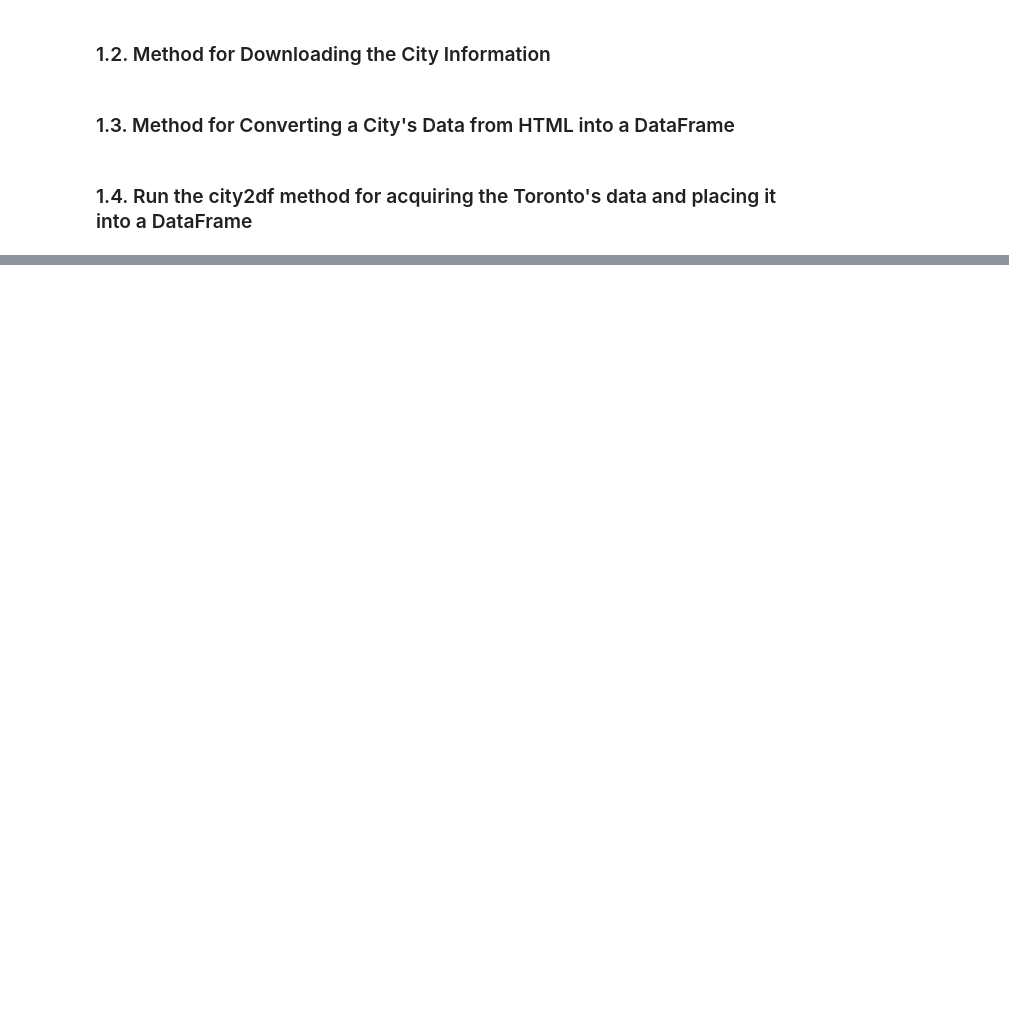
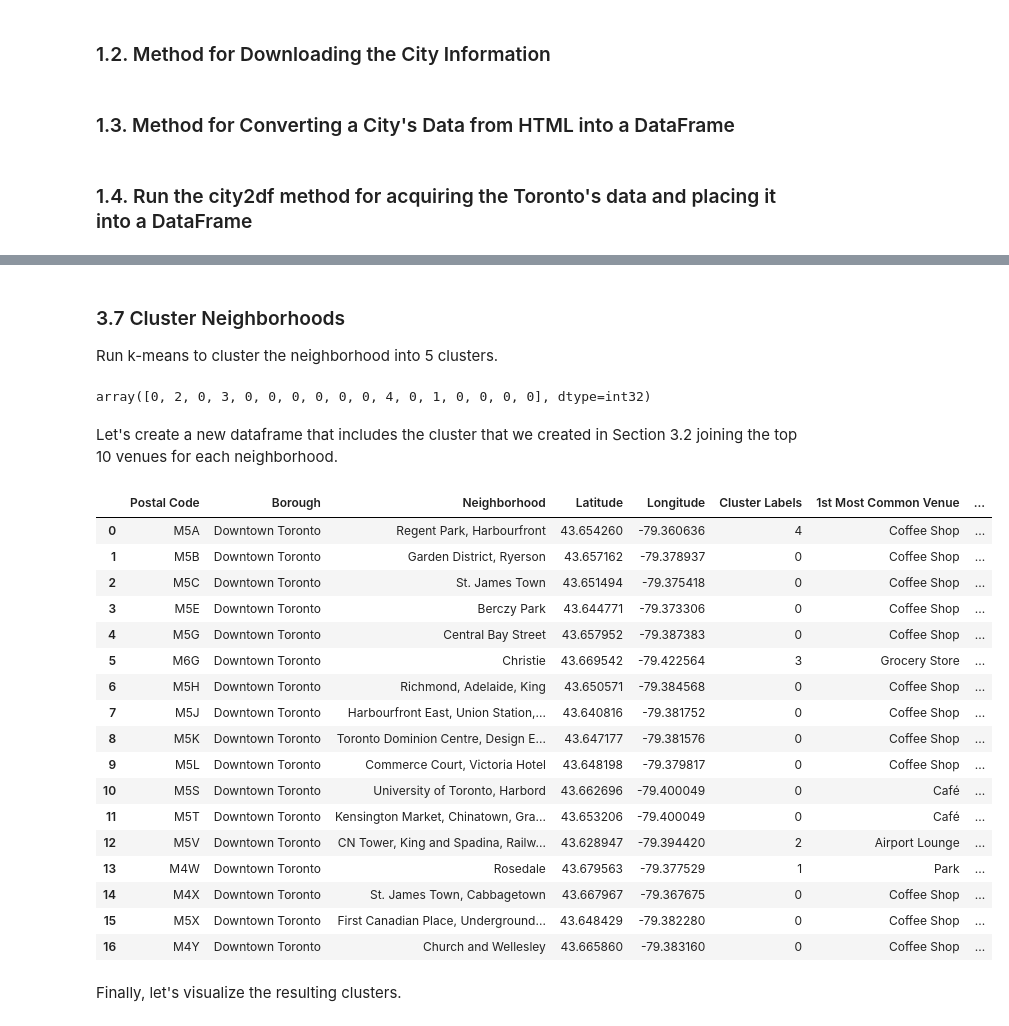
Before and after one commit to GreyCaptain/IBM-Data-Science-Capstone-Project, a Jupyter notebook: C9W3 Graded Assignment.ipynb, the cells around one changed output, grey strips where cells are left out. Saved outputs shown, nothing was run; the diff lists cells and outputs as text; code cells hidden in the pictures; blank space fills up the shorter version.

```diff
--- a/C9W3 Graded Assignment.ipynb
+++ b/C9W3 Graded Assignment.ipynb
@@ -70,0 +338,2 @@ df.shape
+# %%
+downtown_venues = getNearbyVenues(downtown_df['Neighborhood'], downtown_df['Latitude'], downtown_df['Longitude'])
@@ -70,0 +462,21 @@ df.shape
+# %%
+num_top_venues = 10
+
+indicators = ['st', 'nd', 'rd']
+
+# create columns according to number of top venues
+columns = ['Neighborhood']
+for ind in np.arange(num_top_venues):
+    try:
+        columns.append('{}{} Most Common Venue'.format(ind+1, indicators[ind]))
+    except:
+        columns.append('{}th Most Common Venue'.format(ind+1))
+
+# create a new dataframe
+neighborhoods_venues_sorted = pd.DataFrame(columns=columns)
+neighborhoods_venues_sorted['Neighborhood'] = downtown_grouped['Neighborhood']
+
+for ind in np.arange(downtown_grouped.shape[0]):
+    neighborhoods_venues_sorted.iloc[ind, 1:] = return_most_common_venues(downtown_grouped.iloc[ind, :], num_top_venues)
+
+neighborhoods_venues_sorted
@@ -70,0 +502,50 @@ df.shape
+# %% [markdown]
+### 3.7 Cluster Neighborhoods
+Run k-means to cluster the neighborhood into 5 clusters.
+# %%
+# set number of clusters
+kclusters = 5
+
+# Drop the column with neighborhood names as it cannot be used in clustering.
+downtown_grouped_clustering = downtown_grouped.drop('Neighborhood', 1)
+
+# run k-means clustering
+kmeans = KMeans(n_clusters=kclusters, random_state=0).fit(downtown_grouped_clustering)
+
+# check cluster labels generated for each row in the dataframe
+kmeans.labels_
+# %% [output]
+array([0, 2, 0, 3, 0, 0, 0, 0, 0, 0, 4, 0, 1, 0, 0, 0, 0], dtype=int32)
+# %% [markdown]
+Let's create a new dataframe that includes the cluster that we created in Section 3.2 joining the top 10 venues for each neighborhood.
+# %%
+# add clustering labels as the very first column
+neighborhoods_venues_sorted.insert(0, 'Cluster Labels', kmeans.labels_)
+
+downtown_merged = downtown_df
+
+# merge downtown_grouped with downtown_df to add latitude/longitude for each neighborhood
+downtown_merged = downtown_merged.join(neighborhoods_venues_sorted.set_index('Neighborhood'), on='Neighborhood')
+
+downtown_merged
+# %% [output]
+|  | Postal Code | Borough | Neighborhood | Latitude | Longitude | Cluster Labels | 1st Most Common Venue | ... |
+| 0 | M5A | Downtown Toronto | Regent Park, Harbourfront | 43.654260 | -79.360636 | 4 | Coffee Shop | ... |
+| 1 | M5B | Downtown Toronto | Garden District, Ryerson | 43.657162 | -79.378937 | 0 | Coffee Shop | ... |
+| 2 | M5C | Downtown Toronto | St. James Town | 43.651494 | -79.375418 | 0 | Coffee Shop | ... |
+| 3 | M5E | Downtown Toronto | Berczy Park | 43.644771 | -79.373306 | 0 | Coffee Shop | ... |
+| 4 | M5G | Downtown Toronto | Central Bay Street | 43.657952 | -79.387383 | 0 | Coffee Shop | ... |
+| 5 | M6G | Downtown Toronto | Christie | 43.669542 | -79.422564 | 3 | Grocery Store | ... |
+| 6 | M5H | Downtown Toronto | Richmond, Adelaide, King | 43.650571 | -79.384568 | 0 | Coffee Shop | ... |
+| 7 | M5J | Downtown Toronto | Harbourfront East, Union Station,... | 43.640816 | -79.381752 | 0 | Coffee Shop | ... |
+| 8 | M5K | Downtown Toronto | Toronto Dominion Centre, Design E... | 43.647177 | -79.381576 | 0 | Coffee Shop | ... |
+| 9 | M5L | Downtown Toronto | Commerce Court, Victoria Hotel | 43.648198 | -79.379817 | 0 | Coffee Shop | ... |
+| 10 | M5S | Downtown Toronto | University of Toronto, Harbord | 43.662696 | -79.400049 | 0 | Café | ... |
+| 11 | M5T | Downtown Toronto | Kensington Market, Chinatown, Gra... | 43.653206 | -79.400049 | 0 | Café | ... |
+| 12 | M5V | Downtown Toronto | CN Tower, King and Spadina, Railw... | 43.628947 | -79.394420 | 2 | Airport Lounge | ... |
+| 13 | M4W | Downtown Toronto | Rosedale | 43.679563 | -79.377529 | 1 | Park | ... |
+| 14 | M4X | Downtown Toronto | St. James Town, Cabbagetown | 43.667967 | -79.367675 | 0 | Coffee Shop | ... |
+| 15 | M5X | Downtown Toronto | First Canadian Place, Underground... | 43.648429 | -79.382280 | 0 | Coffee Shop | ... |
+| 16 | M4Y | Downtown Toronto | Church and Wellesley | 43.665860 | -79.383160 | 0 | Coffee Shop | ... |
+# %% [markdown]
+Finally, let's visualize the resulting clusters.
```
Also changed, not shown: parts of 45 cells of this notebook.
